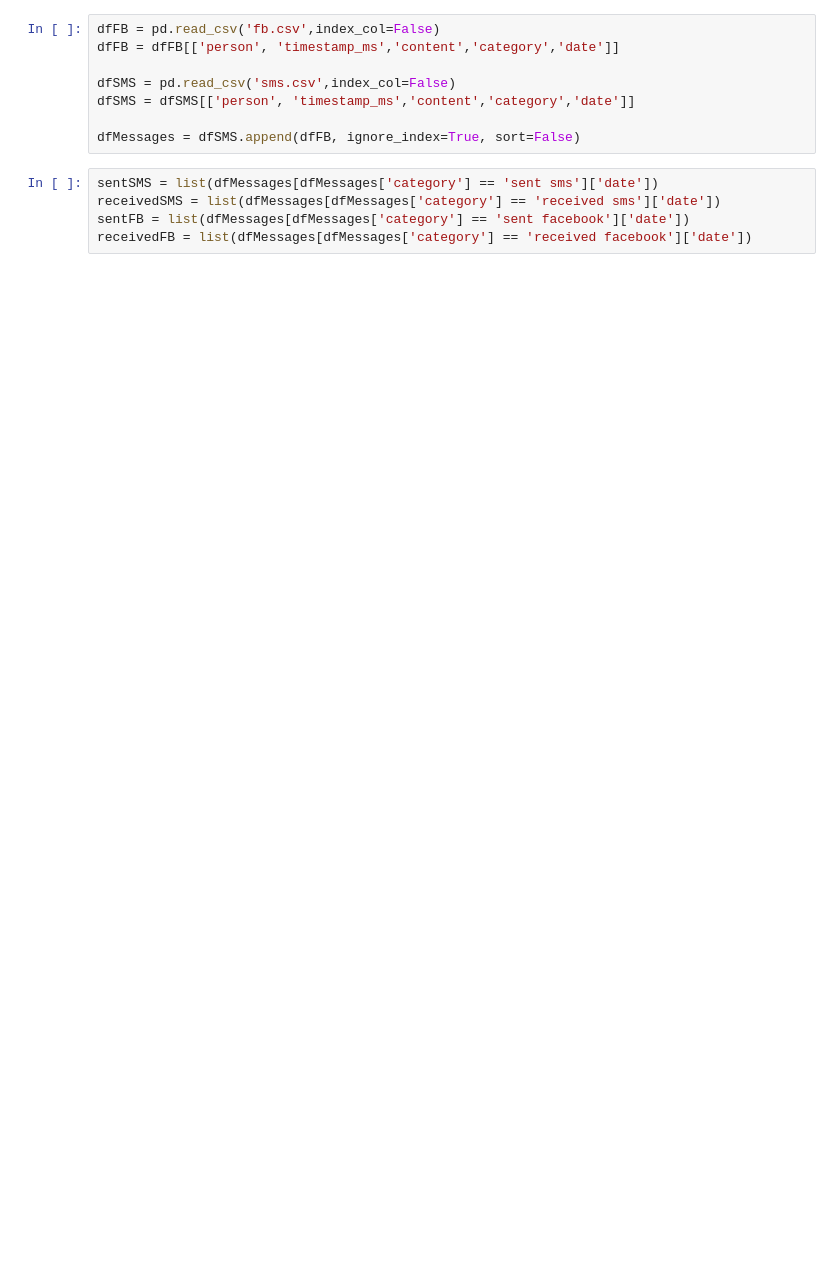
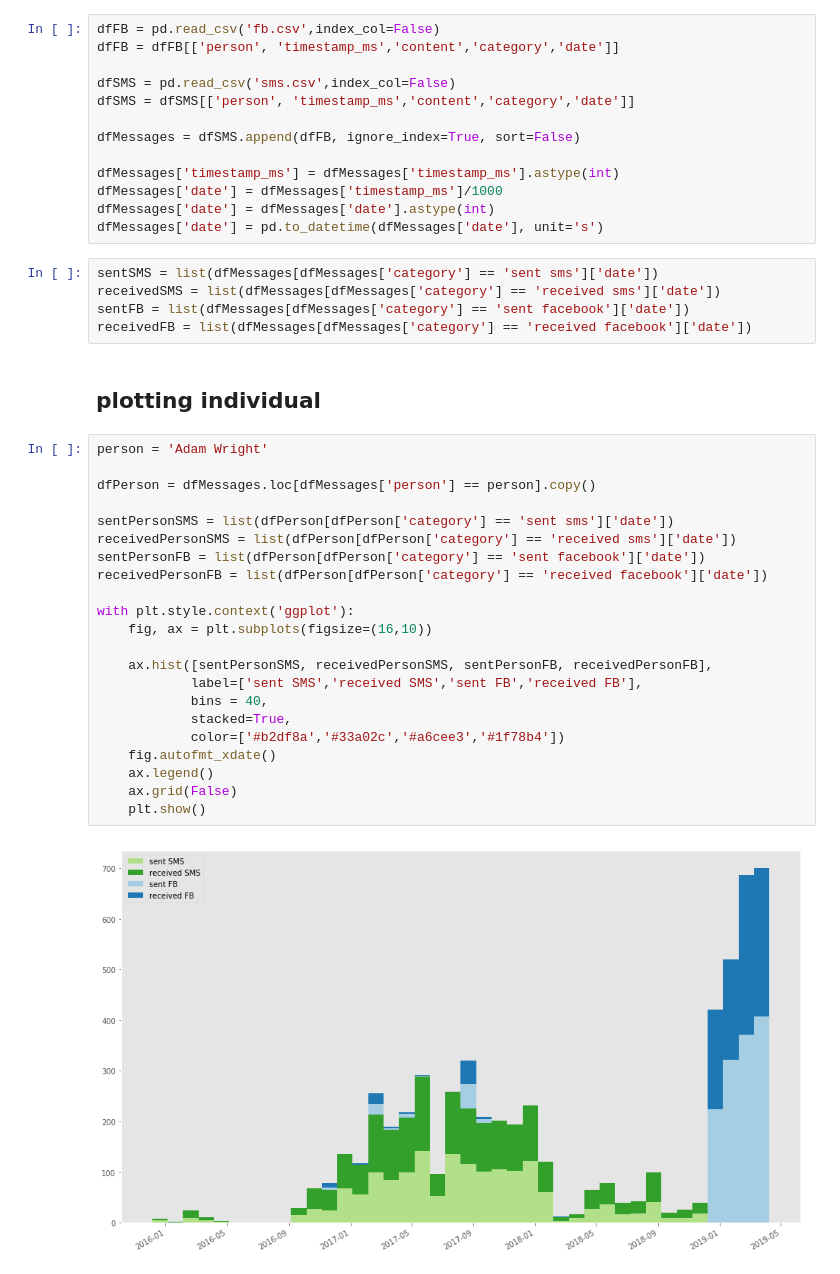
Before and after one commit to lukegalbraithrussell/messages-analysis, a Jupyter notebook: SMS_FB_Analysis.ipynb, the cells around one changed output. Cells and saved outputs as stored; diff of their text form; blank space fills up the shorter version.

Commit message:
fixed plot issue by converting time from int to timestamp object

```diff
--- a/SMS_FB_Analysis.ipynb
+++ b/SMS_FB_Analysis.ipynb
@@ -14,8 +15,39 @@ dfSMS = pd.read_csv('sms.csv',index_col=False)
 dfSMS = dfSMS[['person', 'timestamp_ms','content','category','date']]
 
 dfMessages = dfSMS.append(dfFB, ignore_index=True, sort=False)
+
+dfMessages['timestamp_ms'] = dfMessages['timestamp_ms'].astype(int)
+dfMessages['date'] = dfMessages['timestamp_ms']/1000
+dfMessages['date'] = dfMessages['date'].astype(int)
+dfMessages['date'] = pd.to_datetime(dfMessages['date'], unit='s')
 # %%
 sentSMS = list(dfMessages[dfMessages['category'] == 'sent sms']['date'])
 receivedSMS = list(dfMessages[dfMessages['category'] == 'received sms']['date'])
 sentFB = list(dfMessages[dfMessages['category'] == 'sent facebook']['date'])
 receivedFB = list(dfMessages[dfMessages['category'] == 'received facebook']['date'])
+# %% [markdown]
+## plotting individual
+# %%
+person = 'Adam Wright'
+
+dfPerson = dfMessages.loc[dfMessages['person'] == person].copy()
+
+sentPersonSMS = list(dfPerson[dfPerson['category'] == 'sent sms']['date'])
+receivedPersonSMS = list(dfPerson[dfPerson['category'] == 'received sms']['date'])
+sentPersonFB = list(dfPerson[dfPerson['category'] == 'sent facebook']['date'])
+receivedPersonFB = list(dfPerson[dfPerson['category'] == 'received facebook']['date'])
+
+with plt.style.context('ggplot'):
+    fig, ax = plt.subplots(figsize=(16,10))
+
+    ax.hist([sentPersonSMS, receivedPersonSMS, sentPersonFB, receivedPersonFB],
+            label=['sent SMS','received SMS','sent FB','received FB'],
+            bins = 40,
+            stacked=True,
+            color=['#b2df8a','#33a02c','#a6cee3','#1f78b4'])
+    fig.autofmt_xdate()
+    ax.legend()
+    ax.grid(False)
+    plt.show()
+# %% [output]
+[figure, added]
```
Also changed, not shown: parts of 3 cells of this notebook.
